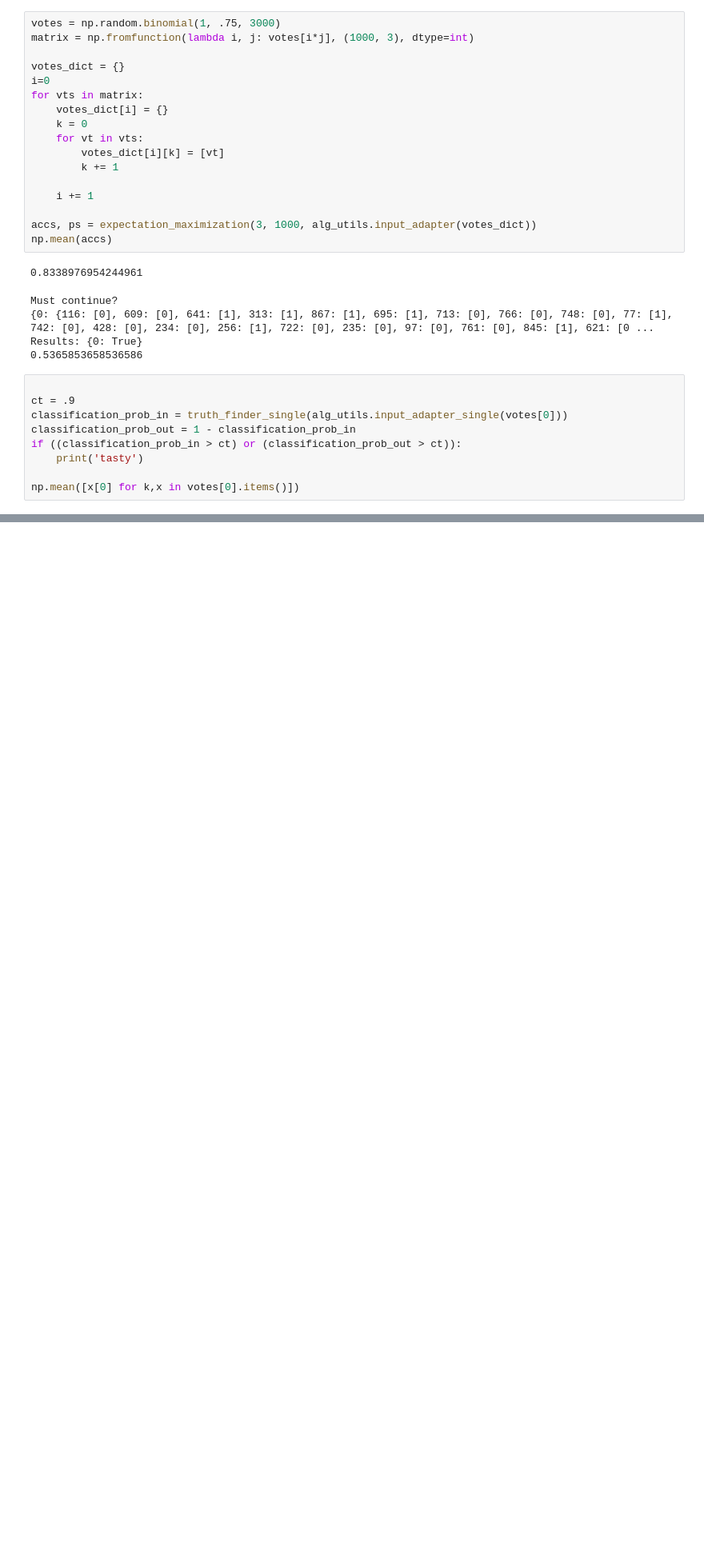
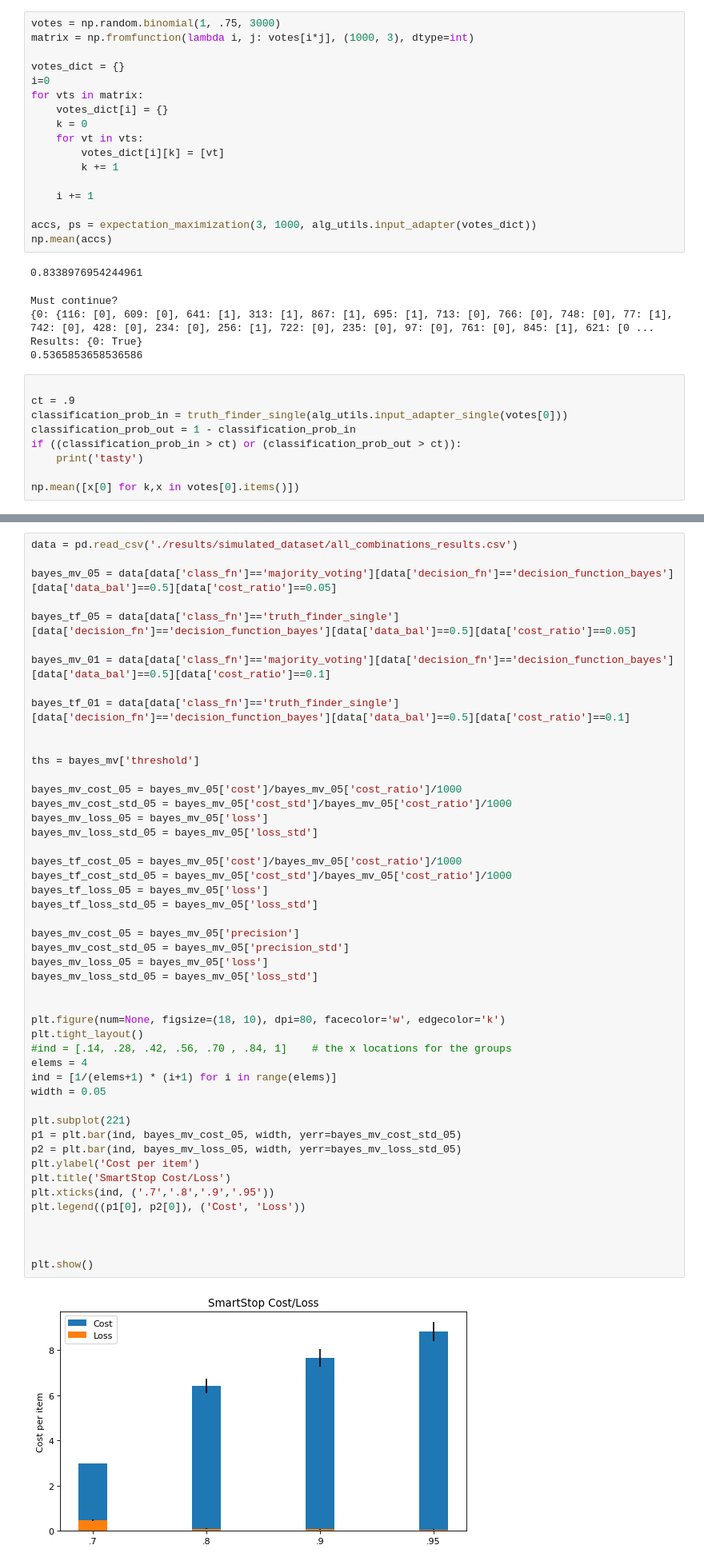
Before and after one commit to pmaglione/classification_model, a Jupyter notebook: test.ipynb, the cells around one changed output, grey strips where cells are left out. Shown at 80% size. Drawn from its saved outputs; the diff is of its cells as text; blank space fills up the shorter version.

```diff
--- a/test.ipynb
+++ b/test.ipynb
@@ -641,0 +631,50 @@ elems = 8
+# %%
+data = pd.read_csv('./results/simulated_dataset/all_combinations_results.csv')
+
+bayes_mv_05 = data[data['class_fn']=='majority_voting'][data['decision_fn']=='decision_function_bayes'][data['data_bal']==0.5][data['cost_ratio']==0.05]
+
+bayes_tf_05 = data[data['class_fn']=='truth_finder_single'][data['decision_fn']=='decision_function_bayes'][data['data_bal']==0.5][data['cost_ratio']==0.05]
+
+bayes_mv_01 = data[data['class_fn']=='majority_voting'][data['decision_fn']=='decision_function_bayes'][data['data_bal']==0.5][data['cost_ratio']==0.1]
+
+bayes_tf_01 = data[data['class_fn']=='truth_finder_single'][data['decision_fn']=='decision_function_bayes'][data['data_bal']==0.5][data['cost_ratio']==0.1]
+
+
+ths = bayes_mv['threshold']
+
+bayes_mv_cost_05 = bayes_mv_05['cost']/bayes_mv_05['cost_ratio']/1000
+bayes_mv_cost_std_05 = bayes_mv_05['cost_std']/bayes_mv_05['cost_ratio']/1000
+bayes_mv_loss_05 = bayes_mv_05['loss']
+bayes_mv_loss_std_05 = bayes_mv_05['loss_std']
+
+bayes_tf_cost_05 = bayes_mv_05['cost']/bayes_mv_05['cost_ratio']/1000
+bayes_tf_cost_std_05 = bayes_mv_05['cost_std']/bayes_mv_05['cost_ratio']/1000
+bayes_tf_loss_05 = bayes_mv_05['loss']
+bayes_tf_loss_std_05 = bayes_mv_05['loss_std']
+
+bayes_mv_cost_05 = bayes_mv_05['precision']
+bayes_mv_cost_std_05 = bayes_mv_05['precision_std']
+bayes_mv_loss_05 = bayes_mv_05['loss']
+bayes_mv_loss_std_05 = bayes_mv_05['loss_std']
+
+
+plt.figure(num=None, figsize=(18, 10), dpi=80, facecolor='w', edgecolor='k')
+plt.tight_layout()
+#ind = [.14, .28, .42, .56, .70 , .84, 1]    # the x locations for the groups
+elems = 4
+ind = [1/(elems+1) * (i+1) for i in range(elems)]
+width = 0.05
+
+plt.subplot(221)
+p1 = plt.bar(ind, bayes_mv_cost_05, width, yerr=bayes_mv_cost_std_05)
+p2 = plt.bar(ind, bayes_mv_loss_05, width, yerr=bayes_mv_loss_std_05)
+plt.ylabel('Cost per item')
+plt.title('SmartStop Cost/Loss')
+plt.xticks(ind, ('.7','.8','.9','.95'))
+plt.legend((p1[0], p2[0]), ('Cost', 'Loss'))
+
+
+
+plt.show()
+# %% [output]
+[figure, added]
```
Also changed, not shown: parts of 12 cells of this notebook, 27 other files.
